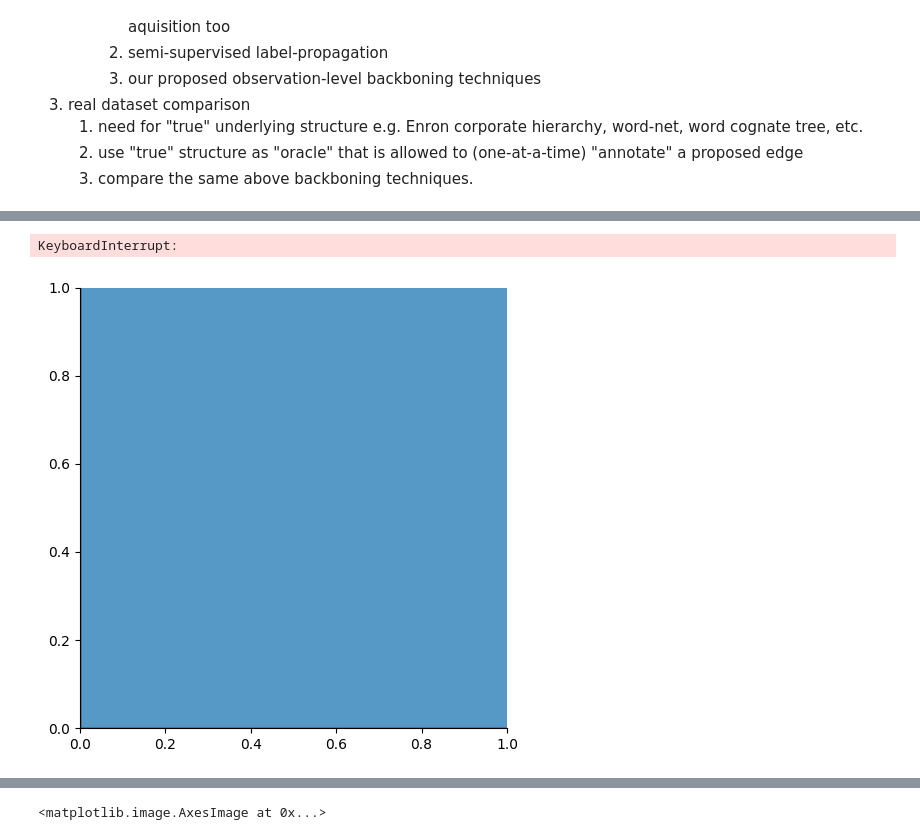
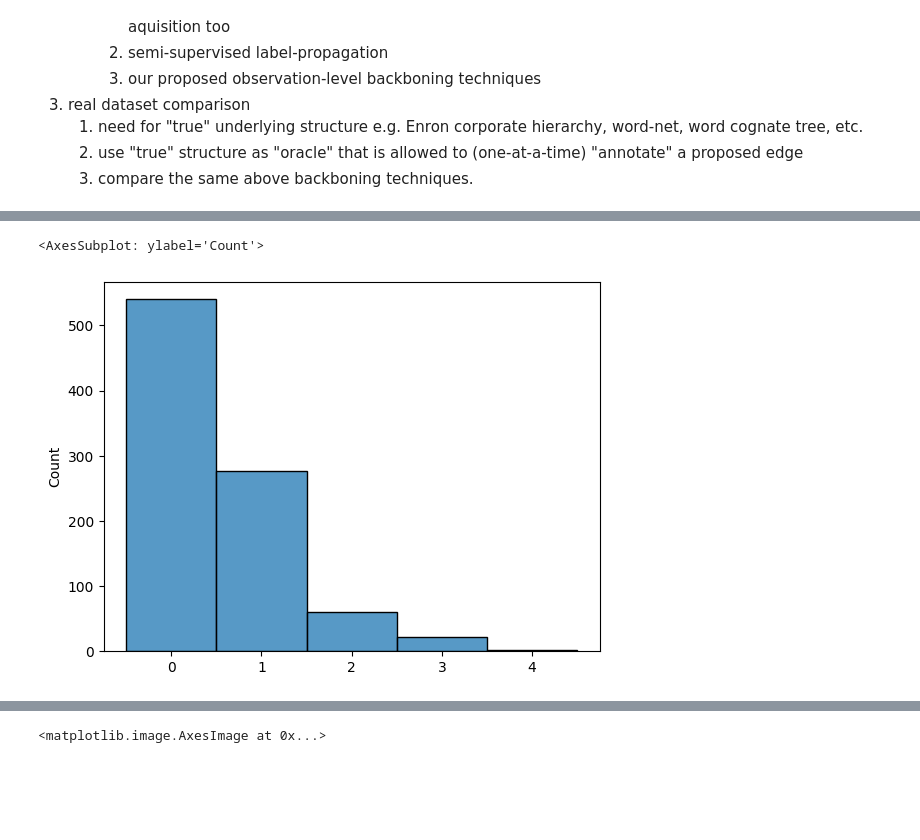
Before and after one commit to usnistgov/affinis, a Jupyter notebook: docs/observation-MSTs.ipynb, the cells around one changed output, grey strips where cells are left out. Cells and saved outputs as stored; diff of their text form; code cells hidden in the pictures; blank space fills up the shorter version.

```diff
--- a/docs/observation-MSTs.ipynb
+++ b/docs/observation-MSTs.ipynb
@@ -106,32 +149,51 @@ adata = ad.AnnData(
     layers={
         'tfidf':tfidf,
     },
-    oidx=range(len(newsgroups_train.data)),
-    vidx=cts_model.get_feature_names_out(),
+    # oidx=range(len(newsgroups_train.data)),
+    # vidx=cts_model.get_feature_names_out(),
+
     dtype=np.int64,
     # varp = {'proj':},
 
 )
+from scipy.spatial.distance import cosine, pdist, squareform
+def sparse_cosine_similarity(sparse_matrix):
+    # out = (sparse_matrix.copy() if type(sparse_matrix) is sprs.csr_matrix else
+    #        sparse_matrix.tocsr())
+    out = sprs.csc_matrix(sparse_matrix, dtype=np.float64)
+    squared = out.multiply(out)
+    sqrt_sum_squared_rows = np.array(np.sqrt(squared.sum(axis=1)))[:, 0]
+    row_indices, col_indices = out.nonzero()
+    out.data /= sqrt_sum_squared_rows[row_indices]
+    return out.dot(out.T)
 
-def cosine_sim(X):
-    norm = sprs.csc_array(X/np.sqrt(X.power(2).sum(axis=0)))
+# def sparse_cosine_similarity(sparse_matrix):
+#     input_csr_matrix = sprs.csc_matrix(sparse_matrix)
+#     similarity = input_csr_matrix * input_csr_matrix.T
+#     square_mag = similarity.diagonal()
+#     inv_square_mag = 1 / square_mag
+#     inv_square_mag[np.isinf(inv_square_mag)] = 0
+#     inv_mag = np.sqrt(inv_square_mag)
+#     return similarity.multiply(inv_mag).T.multiply(inv_mag)
+
+
+def cosine_similarity(X):
+    norm = sprs.csc_array(X/np.sqrt(X.multiply(X).sum(axis=0)))
 #     cos = X.T.dot(X)/(onp.sqrt((X**2).sum()))
     cos = norm.T.dot(norm)
     return cos - sprs.diags(cos.diagonal())  # valid adjacency
 
 
 def project_ADL(B, filt=10, cos=True):
-    proj = cosine_sim(B) if cos else B.T@B
+    proj = cosine_similarity(B) if cos else B.T.dot(B)
+    # proj = sprs.csc_array(squareform(1 - pdist(B., metric='cosine')))
 
 
-    proj.data = np.where(proj.data < filt, 0, proj.data)
+    # proj.data = np.where(proj.data < filt, 0, proj.data)
     d = sprs.diags(proj.diagonal())
     a = proj-d
     return a, d, d - a
 
 # A,D,L = project_ADL(adata.X, cos=False)
 adata.varp['A'], adata.varp['D'], adata.varp['L'] = project_ADL(adata.X, cos=False)
-
-# adata.varp['L'] = laplacian(adata.varp['A'])
-# np.linalg.eig()
-# sprs.spdiags(adata.varp['A'].sum(axis=0).array(),0)
+adata.varp['invL'] = pinvh(adata.varp['L'].toarray())
@@ -138,7 +224,7 @@ adata.varp['A'], adata.varp['D'], adata.varp['L'] = project_ADL(adata.X, cos=Fal
 # %%
 # print(newsgroups_train.target_names)
 # adata.varp['A'].sum(axis=1).asarray()
-sns.displot(adata.varp['A'].toarray().flatten())
+sns.histplot(adata.varp['A'].toarray().flatten(), discrete=True)
 # %% [output]
-KeyboardInterrupt:
+<AxesSubplot: ylabel='Count'>
-[figure, old version]
+[figure, new version]
```
Also changed, not shown: parts of 16 cells of this notebook, 4 other files.
